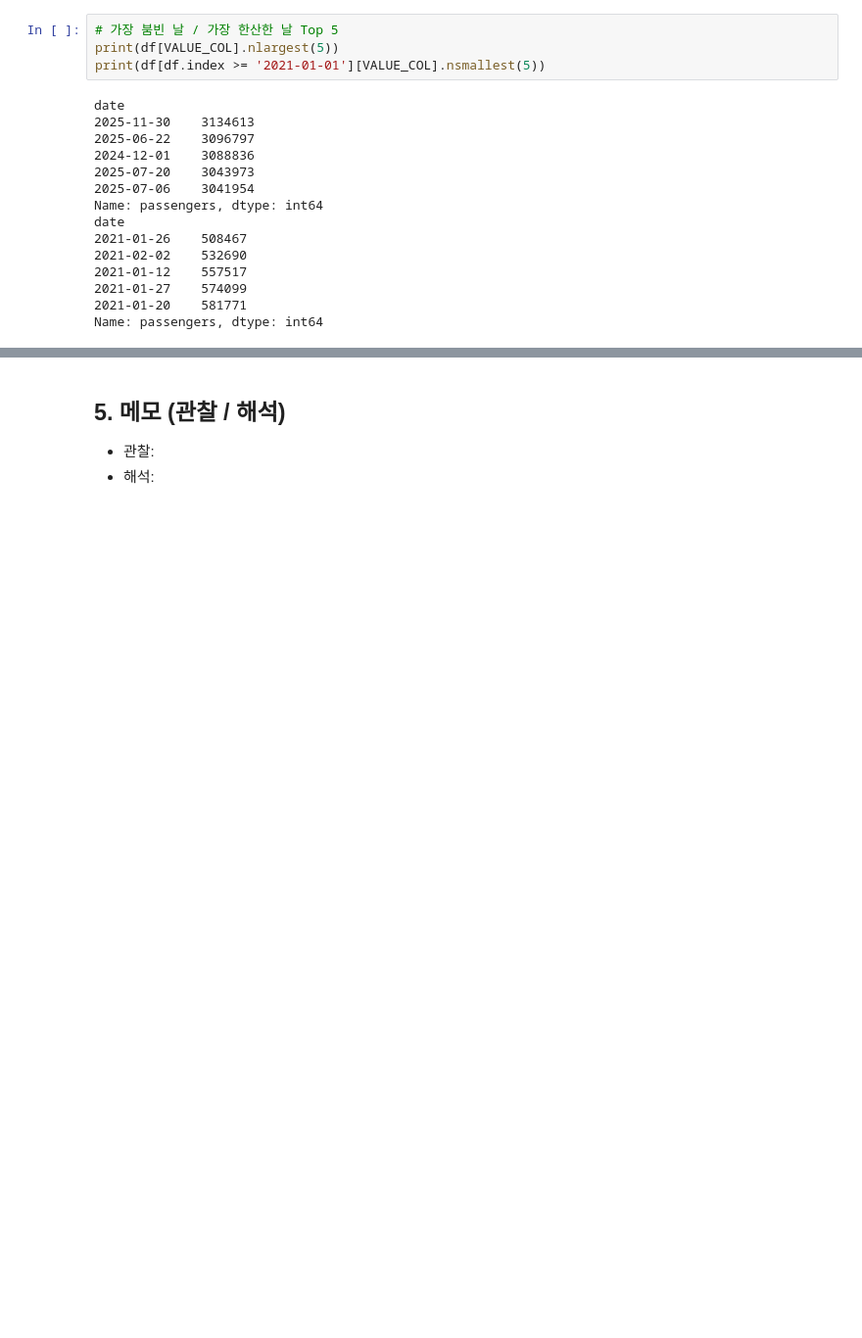
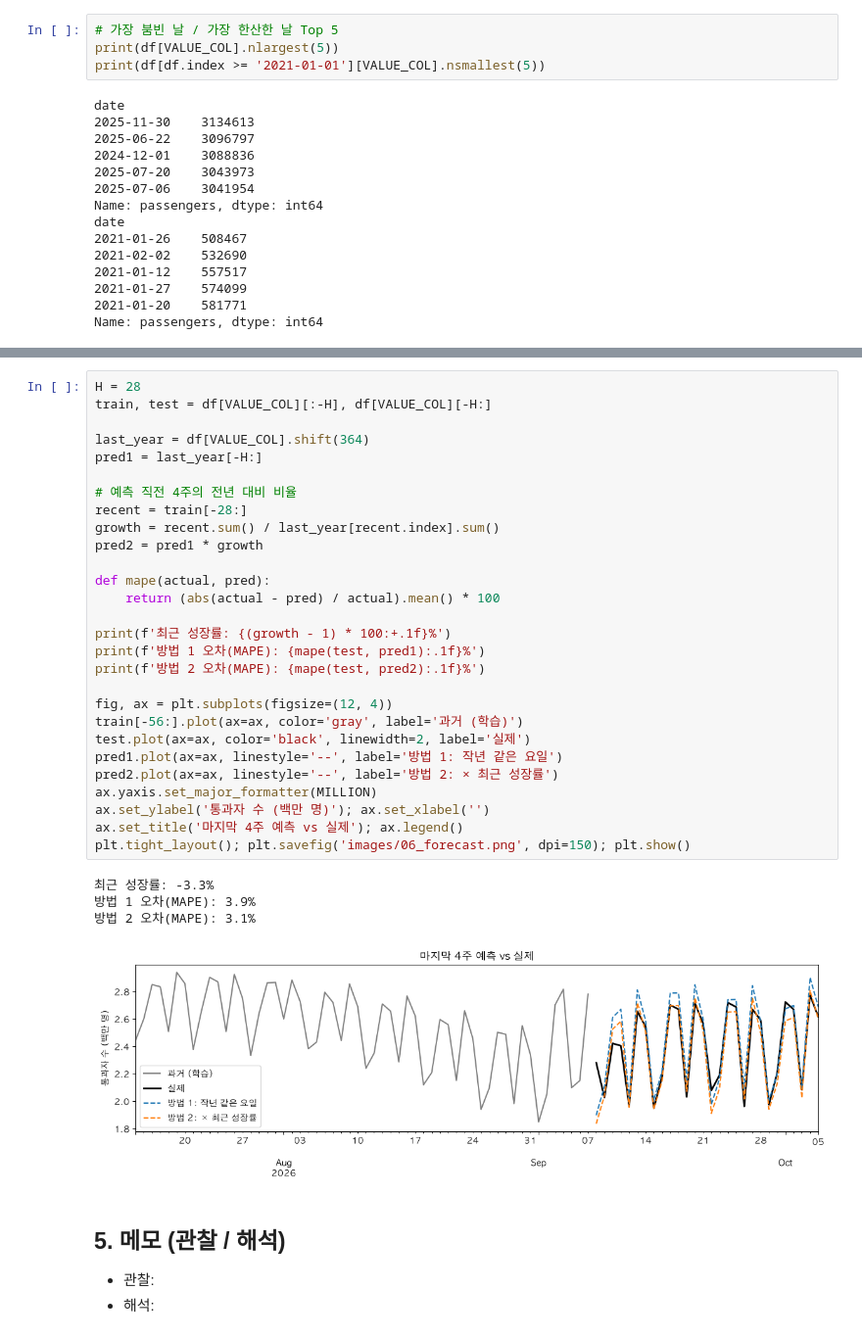
Before and after one commit to ijudge-hub/M-1, a Jupyter notebook: analysis.ipynb, the cells around one changed output, grey strips where cells are left out. Shown at 98% size. Drawn from its saved outputs; the diff is of its cells as text; blank space fills up the shorter version.

```diff
--- a/analysis.ipynb
+++ b/analysis.ipynb
@@ -153,3 +255,36 @@ Name: passengers, dtype: int64
+# %%
+H = 28
+train, test = df[VALUE_COL][:-H], df[VALUE_COL][-H:]
+
+last_year = df[VALUE_COL].shift(364)
+pred1 = last_year[-H:]
+
+# 예측 직전 4주의 전년 대비 비율
+recent = train[-28:]
+growth = recent.sum() / last_year[recent.index].sum()
+pred2 = pred1 * growth
+
+def mape(actual, pred):
+    return (abs(actual - pred) / actual).mean() * 100
+
+print(f'최근 성장률: {(growth - 1) * 100:+.1f}%')
+print(f'방법 1 오차(MAPE): {mape(test, pred1):.1f}%')
+print(f'방법 2 오차(MAPE): {mape(test, pred2):.1f}%')
+
+fig, ax = plt.subplots(figsize=(12, 4))
+train[-56:].plot(ax=ax, color='gray', label='과거 (학습)')
+test.plot(ax=ax, color='black', linewidth=2, label='실제')
+pred1.plot(ax=ax, linestyle='--', label='방법 1: 작년 같은 요일')
+pred2.plot(ax=ax, linestyle='--', label='방법 2: × 최근 성장률')
+ax.yaxis.set_major_formatter(MILLION)
+ax.set_ylabel('통과자 수 (백만 명)'); ax.set_xlabel('')
+ax.set_title('마지막 4주 예측 vs 실제'); ax.legend()
+plt.tight_layout(); plt.savefig('images/06_forecast.png', dpi=150); plt.show()
+# %% [output]
+최근 성장률: -3.3%
+방법 1 오차(MAPE): 3.9%
+방법 2 오차(MAPE): 3.1%
+[figure, added]
 # %% [markdown]
 ## 5. 메모 (관찰 / 해석)
 
```
Also changed, not shown: parts of 15 cells of this notebook, 9 other files.
